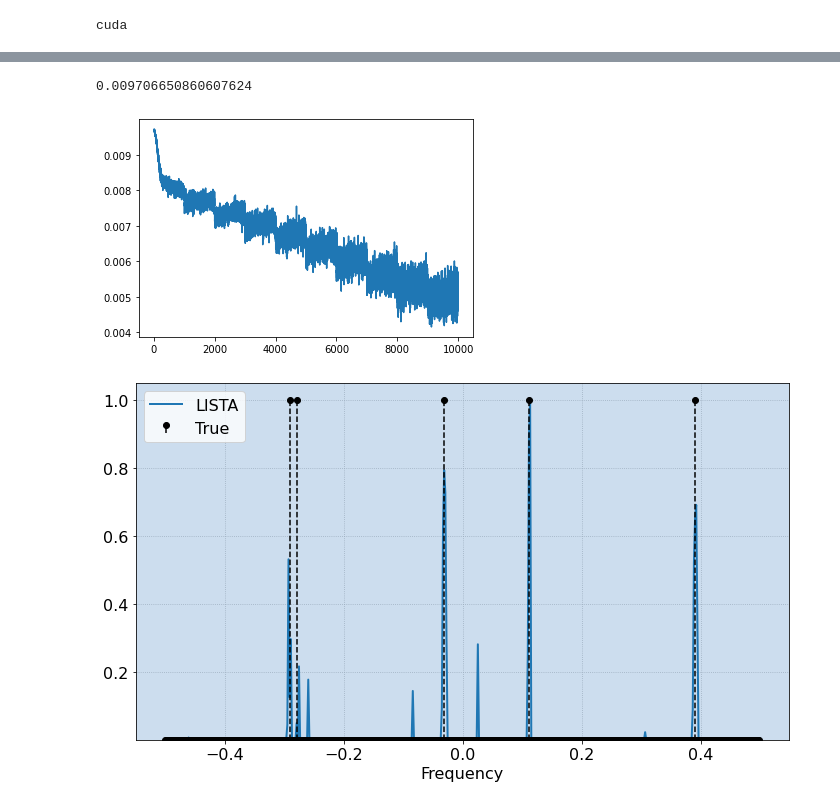
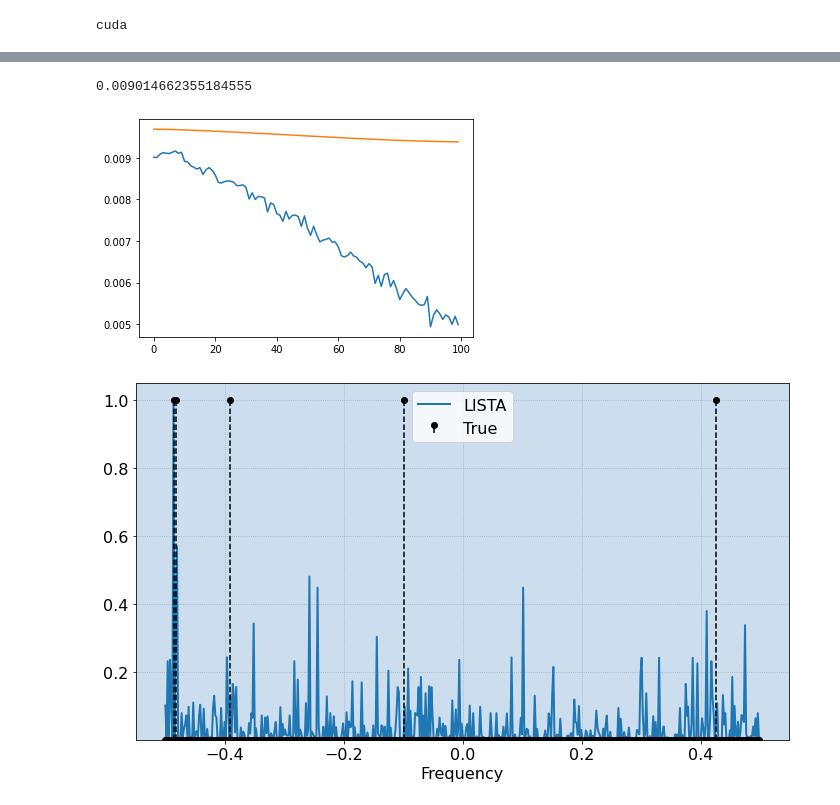
Before and after one commit to ElasticDuckCode/Complex-LISTA, a Jupyter notebook: ComplexLISTA.ipynb, the cells around one changed output, grey strips where cells are left out. Saved outputs shown, nothing was run; the diff lists cells and outputs as text; code cells hidden in the pictures.

```diff
--- a/ComplexLISTA.ipynb
+++ b/ComplexLISTA.ipynb
@@ -50,7 +50,7 @@ sig = 0.4
 epochs = 10
 batchSize = 10
 testFreq = 1
-trainingPoints = 100000
+trainingPoints = 100
 testingPoints = 100
 sparsityLevel = 5
 
@@ -107,10 +107,10 @@ class ComplexLISTA(Module):
         super(ComplexLISTA, self).__init__()
 
         # Real and imaginary Wg and We matricies
-        self.Wre = torch.nn.Parameter(torch.zeros([N, M]), requires_grad=True)
-        self.Wrg = torch.nn.Parameter(torch.zeros([N, N]), requires_grad=True)
-        self.Wie = torch.nn.Parameter(torch.zeros([N, M]), requires_grad=True)
-        self.Wig = torch.nn.Parameter(torch.zeros([N, N]), requires_grad=True)
+        self.Wre = torch.nn.Parameter(torch.zeros([maxit+1, N, M]), requires_grad=True)
+        self.Wrg = torch.nn.Parameter(torch.zeros([maxit+1, N, N]), requires_grad=True)
+        self.Wie = torch.nn.Parameter(torch.zeros([maxit+1, N, M]), requires_grad=True)
+        self.Wig = torch.nn.Parameter(torch.zeros([maxit+1, N, N]), requires_grad=True)
 
         # alpha and lambda hyper-parameters to LASSO/ISTA
         #self.alpha = torch.nn.Parameter(torch.zeros(maxit), requires_grad=True)
@@ -127,10 +127,10 @@ class ComplexLISTA(Module):
 
     def forward(self, yr, yi, epsilon=1e-10):
 
-        Wret = torch.transpose(self.Wre, 0, 1)
-        Wiet = torch.transpose(self.Wie, 0, 1)
-        Wrgt = torch.transpose(self.Wrg, 0, 1)
-        Wigt = torch.transpose(self.Wig, 0, 1)
+        Wret = torch.transpose(self.Wre[0], 0, 1)
+        Wiet = torch.transpose(self.Wie[0], 0, 1)
+        Wrgt = torch.transpose(self.Wrg[0], 0, 1)
+        Wigt = torch.transpose(self.Wig[0], 0, 1)
 
         # Apply We branch to y to 0-th iteration
         zr = torch.matmul(yr, Wret) - torch.matmul(yi, Wiet)
@@ -150,6 +150,11 @@ class ComplexLISTA(Module):
 
 
         for t in range(1, self.maxit+1):
+
+            Wret = torch.transpose(self.Wre[0], 0, 1)
+            Wiet = torch.transpose(self.Wie[0], 0, 1)
+            Wrgt = torch.transpose(self.Wrg[0], 0, 1)
+            Wigt = torch.transpose(self.Wig[0], 0, 1)
 
             # Apply We branch to y to t-th iteration
             ar = torch.matmul(yr, Wret) - torch.matmul(yi, Wiet)
@@ -273,11 +367,11 @@ for e in t:
 # %%
 print(training_losslist[0])
 plt.plot(training_losslist)
-plt.plot(testing_lostlist)
+plt.plot(testing_losslist)
 torch.save(model.state_dict(), "model_weights.pt")
 # %% [output]
-0.009706650860607624
+0.009014662355184555
-[figure, old version]
+[figure, new version]
 # %%
 # ''' Manually Set Values for Normal ISTA '''
 # model_ista = ComplexLISTA(M, N, 1)
@@ -346,4 +440,4 @@ ax.legend()
 plt.tight_layout()
 plt.show()
 # %% [output]
-[figure, old version]
+[figure, new version]
```
Also changed, not shown: parts of 4 cells of this notebook.
